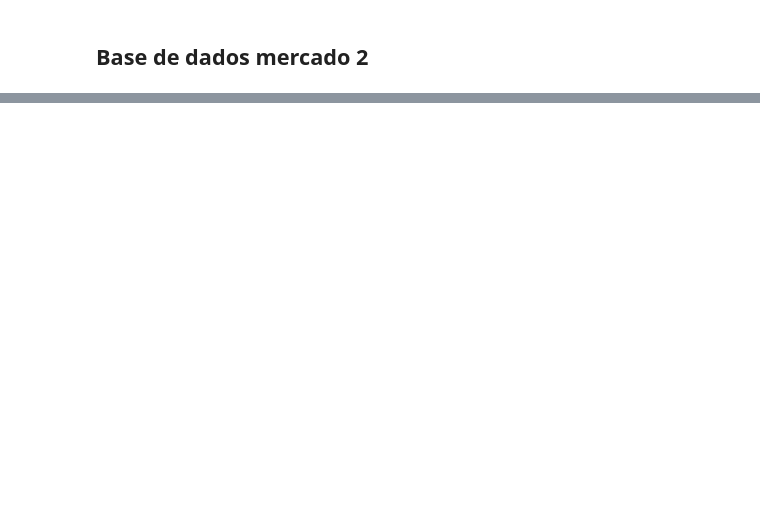
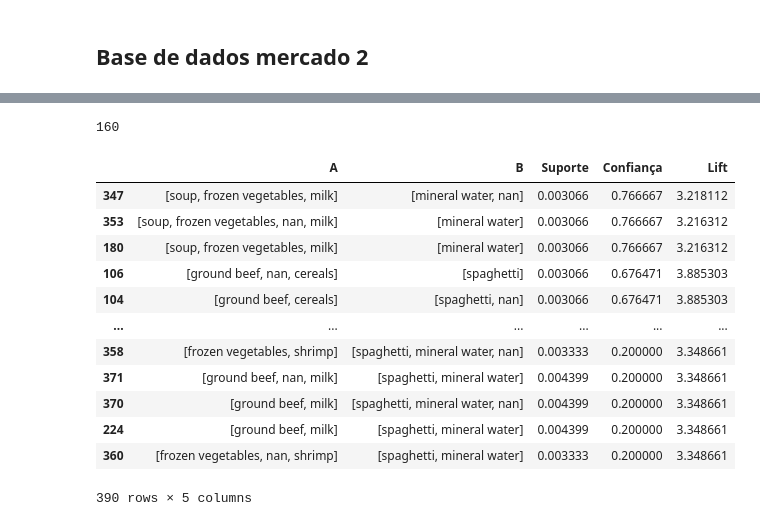
Before and after one commit to Josearthur266/Aprendendo_Machine_Learning, a Jupyter notebook: Algoritmo_apriori/Algoritmo_apriori.ipynb, the cells around one changed output, grey strips where cells are left out. Saved outputs shown, nothing was run; the diff lists cells and outputs as text; code cells hidden in the pictures; blank space fills up the shorter version.

```diff
--- a/Algoritmo_apriori/Algoritmo_apriori.ipynb
+++ b/Algoritmo_apriori/Algoritmo_apriori.ipynb
@@ -102,2 +155,5 @@ plt.show()
 # %% [markdown]
 ## Base de dados mercado 2
+# %%
+base_mercado2 = pd.read_csv('mercado2.csv', header=None) #headers=None indica ao código que não há cabeçalho no arquivo CSV
+base_mercado2
@@ -103,0 +174,4 @@ plt.show()
+# %%
+transacoes = []
+for i in range(base_mercado2.shape[0]):
+    transacoes.append([str(base_mercado2.values[i, j]) for j in range(base_mercado2.shape[1])])
@@ -103,0 +198,47 @@ plt.show()
+# %%
+regras = apriori(transacoes, min_support = 0.003, min_confidence = 0.2, min_lift = 3)
+resultados = list(regras)
+len(resultados)
+# %% [output]
+160
+# %%
+A = []
+B = []
+suporte = []
+confianca = []
+lift = []
+for resultado in resultados:
+    s = resultado[1] #suporte
+    #resultado[0] é o conjunto de itens que compõem a regra
+    #resultado[1] é o suporte da regra
+    #resultado[2] é uma lista de regras que atendem aos critérios de suporte, confiança e lift
+    #resultado
+    result_rules = resultado[2]
+    for result_rule in result_rules:
+        #se compra 'a', então compra 'b' com lift 'l' e confiança 'c'
+        a = list(result_rule[0])
+        b = list(result_rule[1])
+        c = result_rule[2]
+        l = result_rule[3]
+        A.append(a)
+        B.append(b)
+        suporte.append(s)
+        confianca.append(c)
+        lift.append(l)
+# %%
+rules_df = pd.DataFrame({'A': A, 'B': B, 'Suporte': suporte, 'Confiança': confianca, 'Lift': lift})
+rules_df.sort_values(by='Confiança', ascending=False)
+# %% [output]
+|  | A | B | Suporte | Confiança | Lift |
+| 347 | [soup, frozen vegetables, milk] | [mineral water, nan] | 0.003066 | 0.766667 | 3.218112 |
+| 353 | [soup, frozen vegetables, nan, milk] | [mineral water] | 0.003066 | 0.766667 | 3.216312 |
+| 180 | [soup, frozen vegetables, milk] | [mineral water] | 0.003066 | 0.766667 | 3.216312 |
+| 106 | [ground beef, nan, cereals] | [spaghetti] | 0.003066 | 0.676471 | 3.885303 |
+| 104 | [ground beef, cereals] | [spaghetti, nan] | 0.003066 | 0.676471 | 3.885303 |
+| ... | ... | ... | ... | ... | ... |
+| 358 | [frozen vegetables, shrimp] | [spaghetti, mineral water, nan] | 0.003333 | 0.200000 | 3.348661 |
+| 371 | [ground beef, nan, milk] | [spaghetti, mineral water] | 0.004399 | 0.200000 | 3.348661 |
+| 370 | [ground beef, milk] | [spaghetti, mineral water, nan] | 0.004399 | 0.200000 | 3.348661 |
+| 224 | [ground beef, milk] | [spaghetti, mineral water] | 0.004399 | 0.200000 | 3.348661 |
+| 360 | [frozen vegetables, nan, shrimp] | [spaghetti, mineral water] | 0.003333 | 0.200000 | 3.348661 |
+390 rows × 5 columns
```
Also changed, not shown: parts of 26 cells of this notebook, 1 other file.
